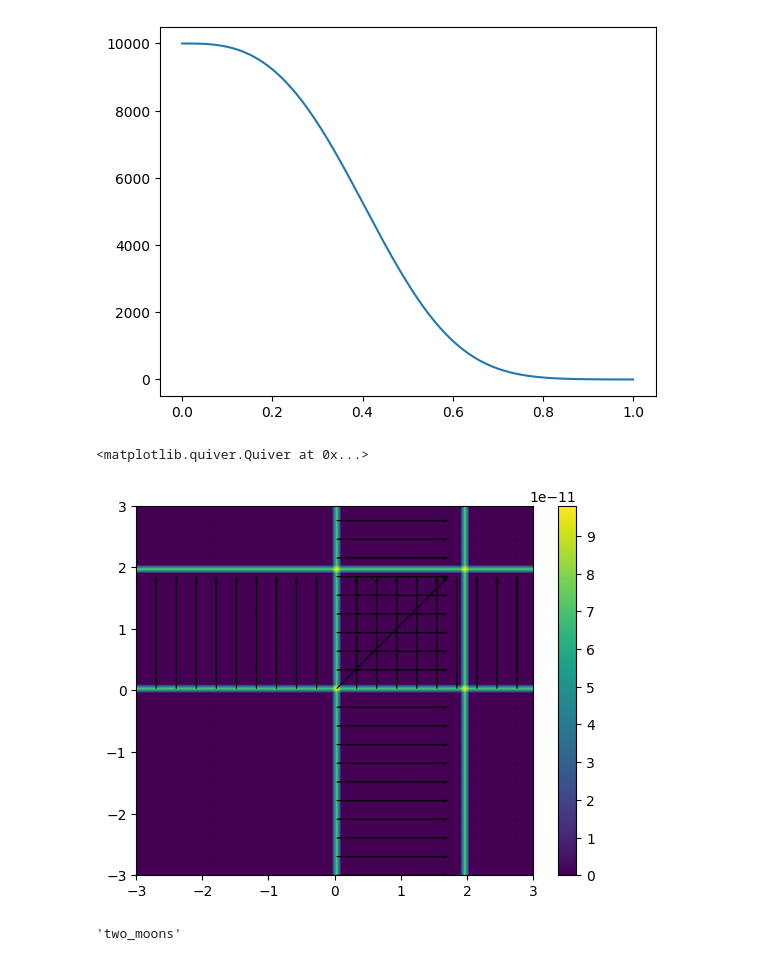
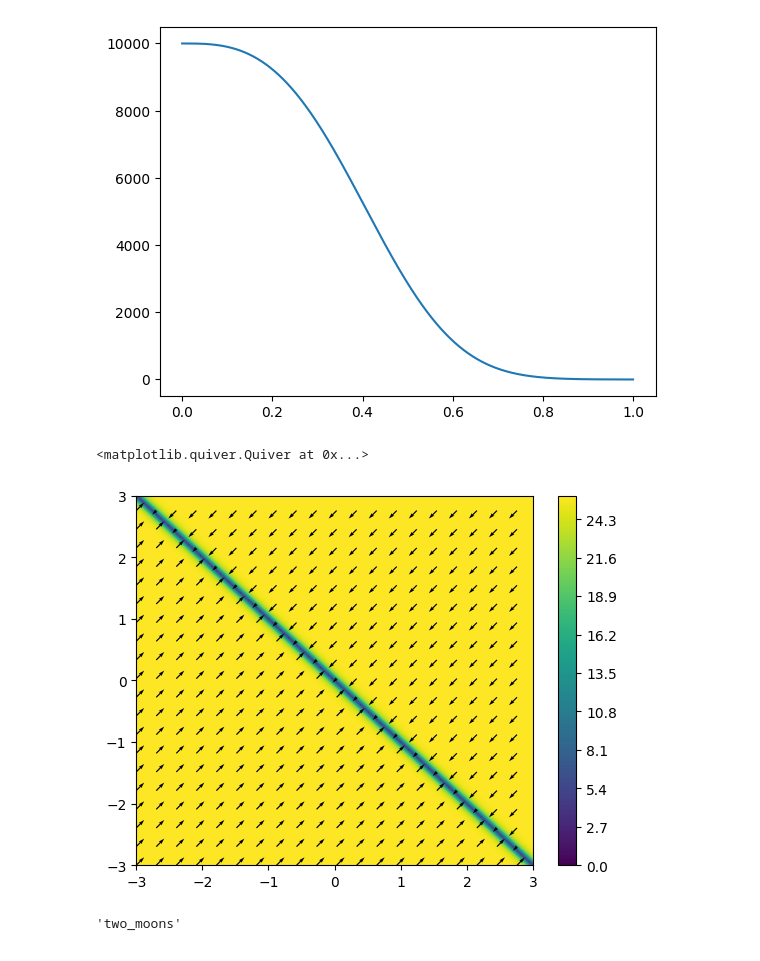
Before and after one commit to mackelab/probjax, a Jupyter notebook: scoresbibm/guidance_fn.ipynb, the cells around one changed output. Cells and saved outputs as stored; diff of their text form; code cells hidden in the pictures.

```diff
--- a/scoresbibm/guidance_fn.ipynb
+++ b/scoresbibm/guidance_fn.ipynb
@@ -68,18 +74,18 @@ def additve_score_modifier_fn(params, t, x, node_ids, condition_mask, edge_mask,
 # %%
 x = jnp.linspace(-3.,3.,100)
 y = jnp.linspace(-3,3,100)
 X,Y = jnp.meshgrid(x,y)
 Z = jnp.stack([X,Y], axis=-1)
 Z = Z.reshape(-1,2)
-Z = step_fn_score(0.0001,Z, jnp.array([[0.,0.]]), jnp.array([[2.,2.]]))
+Z = linear_fn_score(0.2,Z, jnp.array([[1.,1.]]))
 Z = Z.reshape(100,100, 2)
 # 2d vector field
 plt.contourf(X,Y,jnp.linalg.norm(Z, axis=-1), levels=200)
 plt.colorbar()
 plt.quiver(X[::5,::5],Y[::5,::5],Z[::5,::5,0],Z[::5,::5,1])
 # %% [output]
 <matplotlib.quiver.Quiver at 0x...>
-[figure, old version]
+[figure, new version]
 # %%
 df = query("../results/benchmark", model_id=2)
 df["task"].iloc[0]
```
Also changed, not shown: parts of 7 cells of this notebook, 36 other files.
